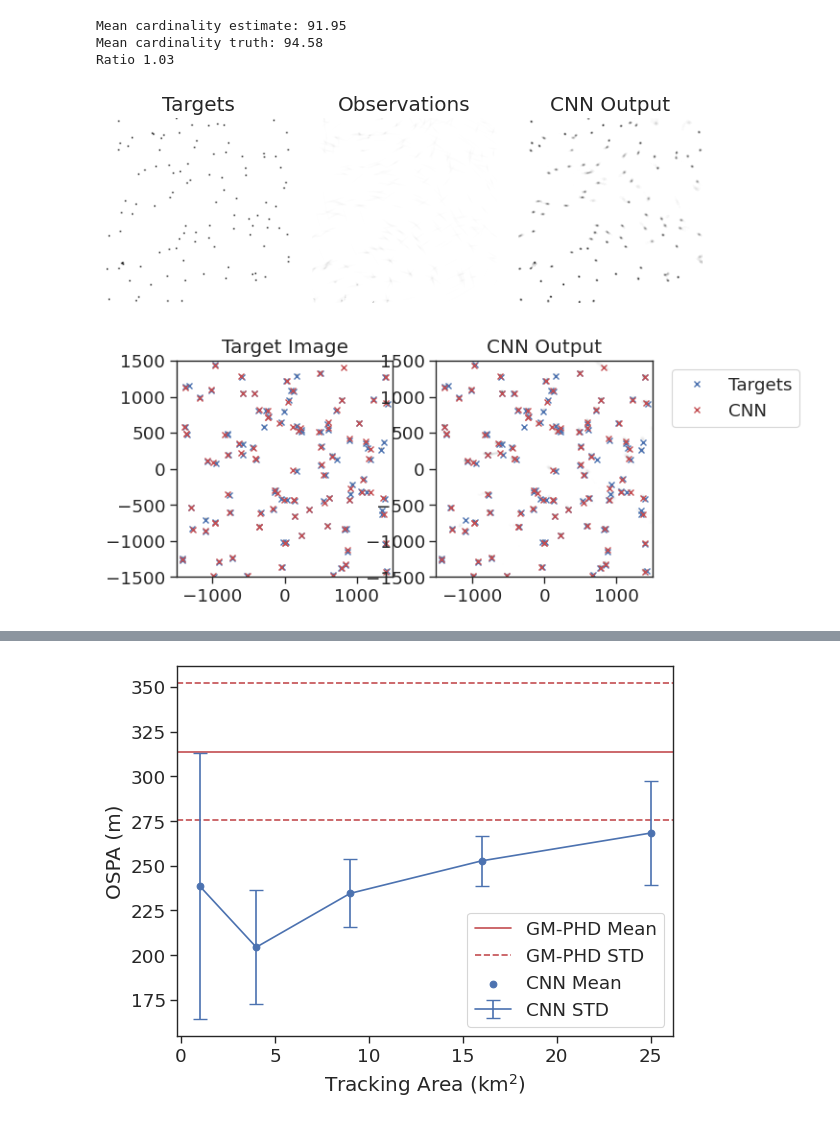
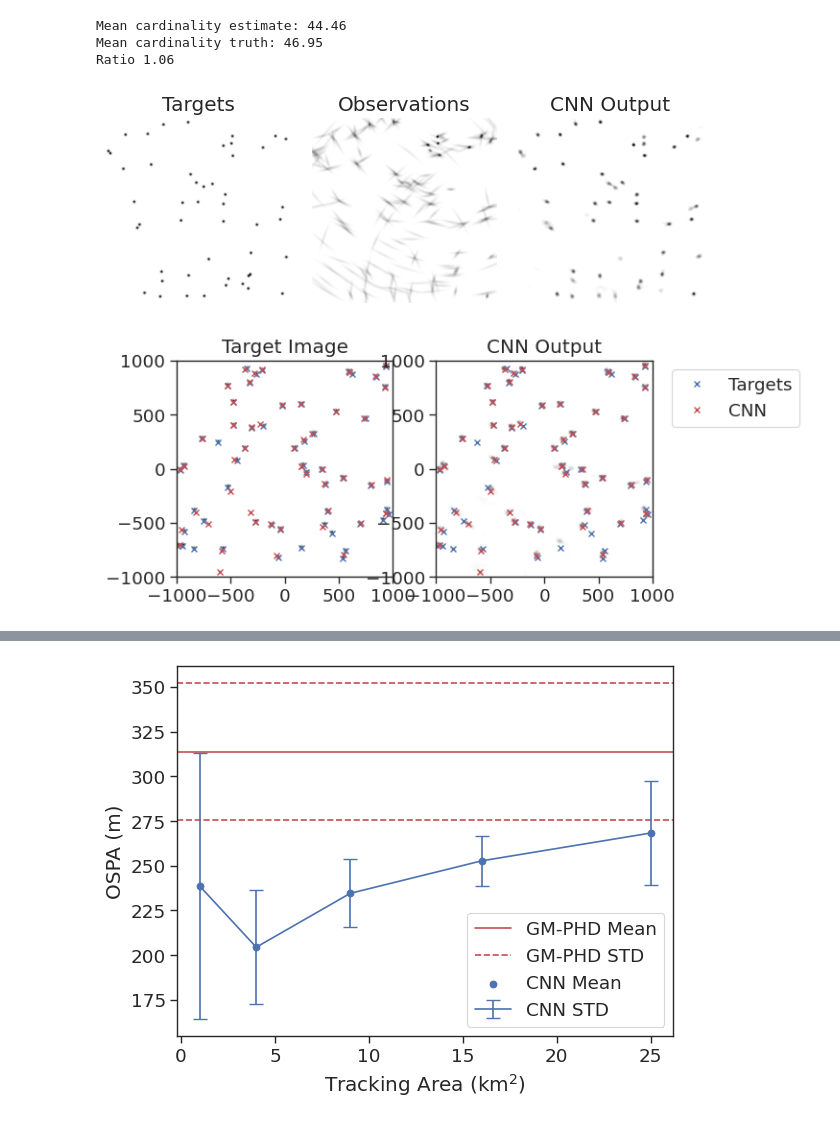
Before and after one commit to Damowerko/mtt, a Jupyter notebook: notebooks/evaluate.ipynb, the cells around one changed output, grey strips where cells are left out. Cells and saved outputs as stored; diff of their text form; code cells hidden in the pictures.

```diff
--- a/notebooks/evaluate.ipynb
+++ b/notebooks/evaluate.ipynb
@@ -21,14 +21,16 @@ from mtt.utils import compute_ospa_components, compute_ospa
 rng = np.random.default_rng()
 sns.set_theme("paper", "ticks", font_scale=1.5)  # type: ignore
 # %%
-scale = 1
+scale = 2
 simulation_idx = rng.integers(0, 100)
 
 with open(f"../data/test/{scale}km/simulations.pkl", "rb") as f:
     dataset_vectors: List[List[VectorData]] = pkl.load(f)
 
 
-images = map(partial(vector_to_image, img_size=128*scale),dataset_vectors[simulation_idx])
+images = map(
+    partial(vector_to_image, img_size=128 * scale), dataset_vectors[simulation_idx]
+)
 stacked = simulation_window(stack_images(images))
 # %%
 cardinality = []
@@ -70,24 +74,32 @@ extent = [-window / 2, window / 2, -window / 2, window / 2]
 
 predictions_cnn = []
 for i in trange(n):
-    predictions_cnn.append(find_peaks(pred_img[i][filt_idx], width=window, method=method).means)
+    predictions_cnn.append(
+        find_peaks(pred_img[i][filt_idx], width=window, method=method).means
+    )
 
-cardinality_cnn = pred_img.sum(axis=(-1,-2)).mean().item()
+cardinality_cnn = pred_img.sum(axis=(-1, -2)).mean().item()
 print(f"Mean cardinality estimate: {cardinality_cnn:.2f}")
-cardinality_truth = np.mean([len(d.info[filt_idx]["target_positions"]) for d in stacked])
+cardinality_truth = np.mean(
+    [len(d.info[filt_idx]["target_positions"]) for d in stacked]
+)
 print(f"Mean cardinality truth: {cardinality_truth}")
 print(f"Ratio {cardinality_truth / cardinality_cnn:.2f}")
 # %% [output]
-Mean cardinality estimate: 91.95
-Mean cardinality truth: 94.58
-Ratio 1.03
+Mean cardinality estimate: 44.46
+Mean cardinality truth: 46.95
+Ratio 1.06
 # %%
 idx = simulation_idx
 fig, axs = plt.subplots(1, 3)
 plt.subplots_adjust(wspace=0.05)
-axs[0].imshow(stacked[idx][1][filt_idx].cpu(), extent=extent, origin="lower", cmap="gray_r")
+axs[0].imshow(
+    stacked[idx][1][filt_idx].cpu(), extent=extent, origin="lower", cmap="gray_r"
+)
 axs[0].set_title("Targets")
-axs[1].imshow(stacked[idx][0][filt_idx].cpu(), extent=extent, origin="lower", cmap="gray_r")
+axs[1].imshow(
+    stacked[idx][0][filt_idx].cpu(), extent=extent, origin="lower", cmap="gray_r"
+)
 axs[1].set_title("Observations")
 axs[2].imshow(pred_img[idx][filt_idx], extent=extent, origin="lower", cmap="gray_r")
 axs[2].set_title("CNN Output")
@@ -97,28 +109,30 @@ plt.savefig("../figures/images.pdf", bbox_inches="tight")
 plt.tight_layout()
 plt.show()
 # %% [output]
-[figure, old version]
+[figure, new version]
 # %%
 idx = 41
 
 fig, axs = plt.subplots(1, 2)
 target_pos = stacked[idx][2][filt_idx]["target_positions"]
 mu, *_ = find_peaks(pred_img[idx][filt_idx], width=window, method=method)
 
-axs[0].imshow(stacked[idx][1][filt_idx].cpu(), extent=extent, origin="lower", cmap="gray_r")
+axs[0].imshow(
+    stacked[idx][1][filt_idx].cpu(), extent=extent, origin="lower", cmap="gray_r"
+)
 axs[0].set_title("Target Image")
 
 axs[1].imshow(pred_img[idx][filt_idx], extent=extent, origin="lower", cmap="gray_r")
 axs[1].set_title("CNN Output")
 
 for ax in axs:
     ax.plot(*target_pos.T, "bx", label="Targets")
     ax.plot(*mu.T, "rx", label="CNN")
     ax.set_xlim(-window / 2, window / 2)
     ax.set_ylim(-window / 2, window / 2)
 # legend to right of axes
 plt.legend(bbox_to_anchor=(1.05, 1), loc="upper left")
 plt.show()
 # %% [output]
-[figure, old version]
+[figure, new version]
 # %%
```
Also changed, not shown: parts of 5 cells of this notebook, 2 other files.
